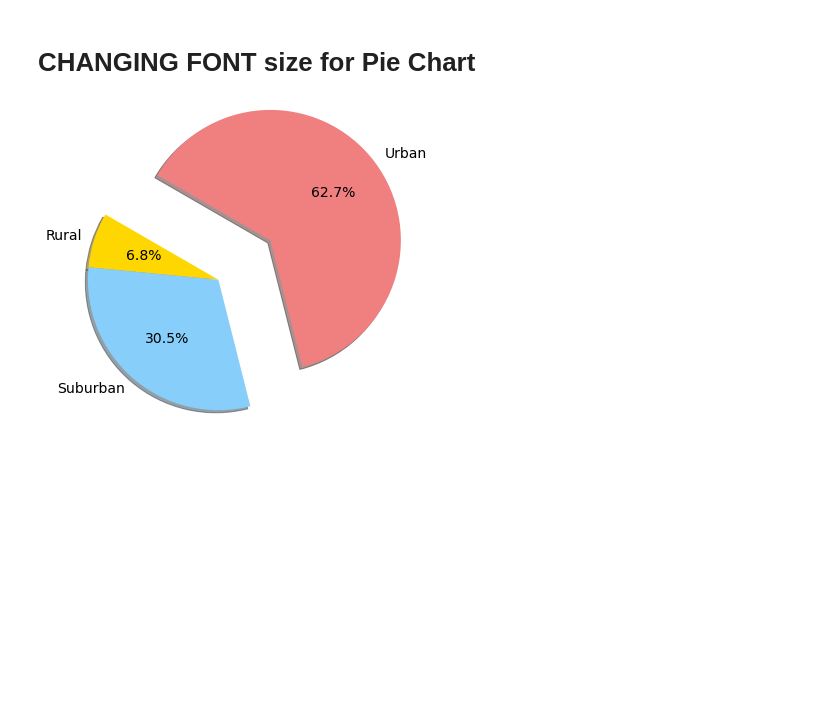
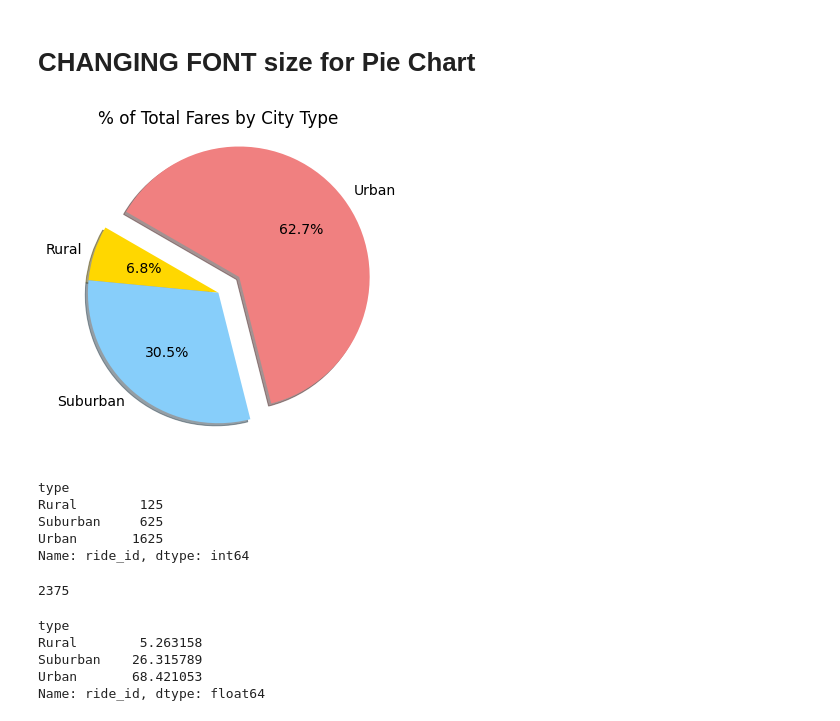
Before and after one commit to Gkmb2390/PyBer_Analysis, a Jupyter notebook: PyBer.ipynb, the cells around one changed output. Drawn from its saved outputs; the diff is of its cells as text; code cells hidden in the pictures; blank space fills up the shorter version.

```diff
--- a/PyBer.ipynb
+++ b/PyBer.ipynb
@@ -844,22 +844,45 @@ plt.show()
 # %% [markdown]
 # CHANGING FONT size for Pie Chart
 # %%
-explode = 0,0,0.5
+explode = 0,0,0.2
 #import mpl to change plot configurations
 import matplotlib as mpl
 #Build chart
 plt.subplots(figsize=(10,6))
 
 plt.pie(type_percents, labels=["Rural", "Suburban", "Urban"],
         explode = explode,
         colors=['gold', 'lightskyblue', 'lightcoral'],
         autopct='%1.1f%%',
         shadow=True,
         startangle=150)
-plt_title = ('% of Total Fares by City Type')
+plt.title('% of Total Fares by City Type')
 
 #Change the Font Size
 mpl.rcParams['font.size'] = 14
 plt.show()
 # %% [output]
-[figure, old version]
+[figure, new version]
+# %%
+sum_rides_by_type = pyber_data_df.groupby(["type"]).count()["ride_id"]
+sum_rides_by_type
+# %% [output]
+type
+Rural        125
+Suburban     625
+Urban       1625
+Name: ride_id, dtype: int64
+# %%
+total_rides = pyber_data_df["ride_id"].count()
+total_rides
+# %% [output]
+2375
+# %%
+type_rides_percents = sum_rides_by_type/total_rides *100
+type_rides_percents
+# %% [output]
+type
+Rural        5.263158
+Suburban    26.315789
+Urban       68.421053
+Name: ride_id, dtype: float64
```
Also changed, not shown: parts of 5 cells of this notebook.
